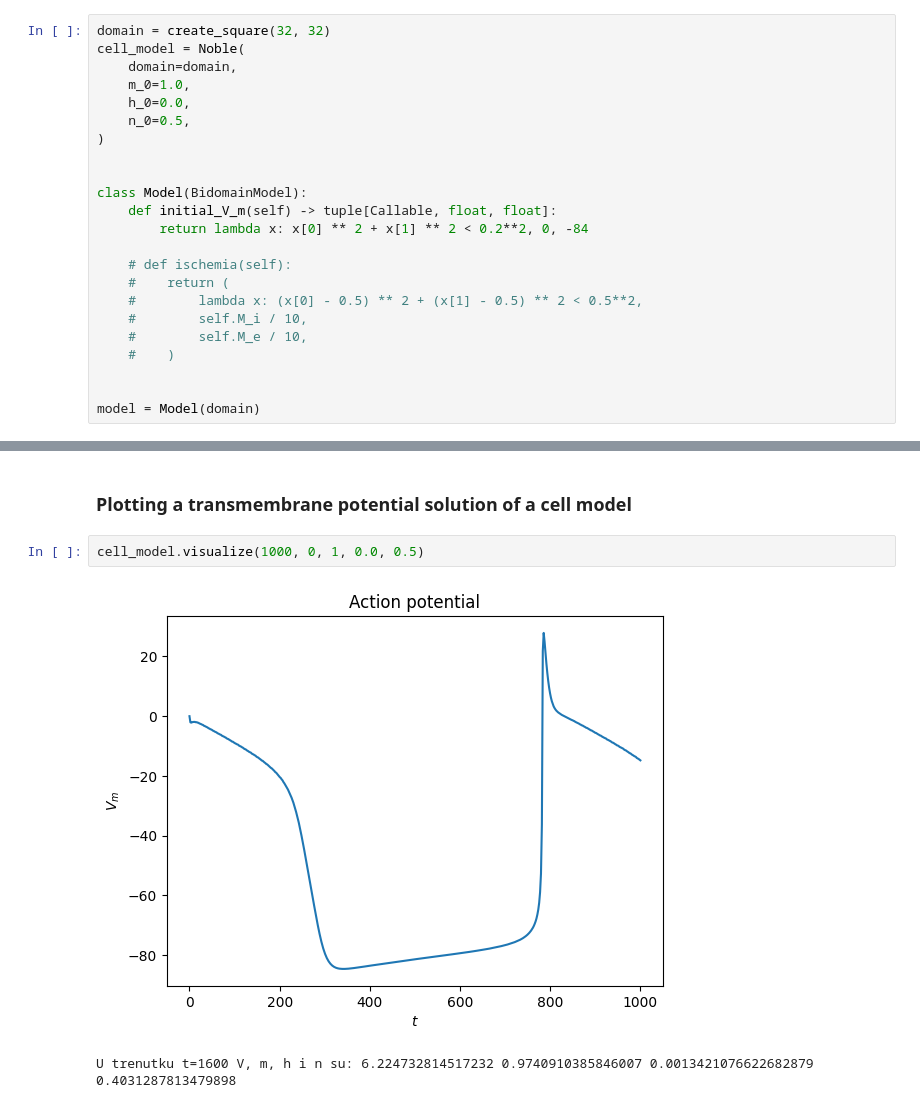
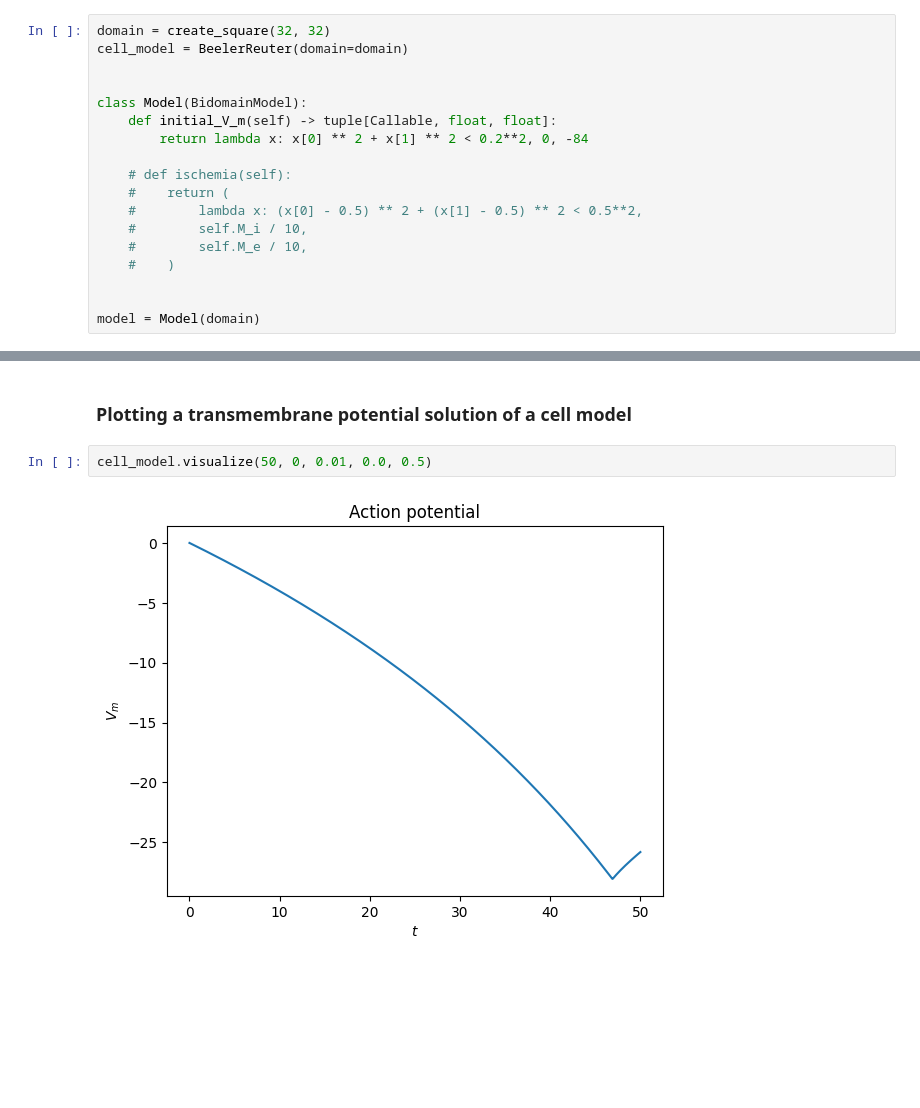
Before and after one commit to VinkoGitHub/Modeliranje-biofizike-srcanog-misica, a Jupyter notebook: solve.ipynb, the cells around one changed output, grey strips where cells are left out. Saved outputs shown, nothing was run; the diff lists cells and outputs as text; blank space fills up the shorter version.

Commit message:
partially implemented beeler reuter cell model

```diff
--- a/solve.ipynb
+++ b/solve.ipynb
@@ -7,12 +7,7 @@ import numpy as np
 import ufl
 # %%
 domain = create_square(32, 32)
-cell_model = Noble(
-    domain=domain,
-    m_0=1.0,
-    h_0=0.0,
-    n_0=0.5,
-)
+cell_model = BeelerReuter(domain=domain)
 
 
 class Model(BidomainModel):
@@ -53,10 +48,9 @@ model.plot_signal()
 # %% [markdown]
 ### Plotting a transmembrane potential solution of a cell model
 # %%
-cell_model.visualize(1000, 0, 1, 0.0, 0.5)
+cell_model.visualize(50, 0, 0.01, 0.0, 0.5)
 # %% [output]
-[figure, old version]
+[figure, new version]
-U trenutku t=1600 V, m, h i n su: 6.224732814517232 0.9740910385846007 0.0013421076622682879 0.4031287813479898
 # %%
 plot_vector_field(domain, lambda x: [x[0], x[0], 0])
 # %% [output]
```
Also changed, not shown: parts of 4 cells of this notebook, 3 other files.
